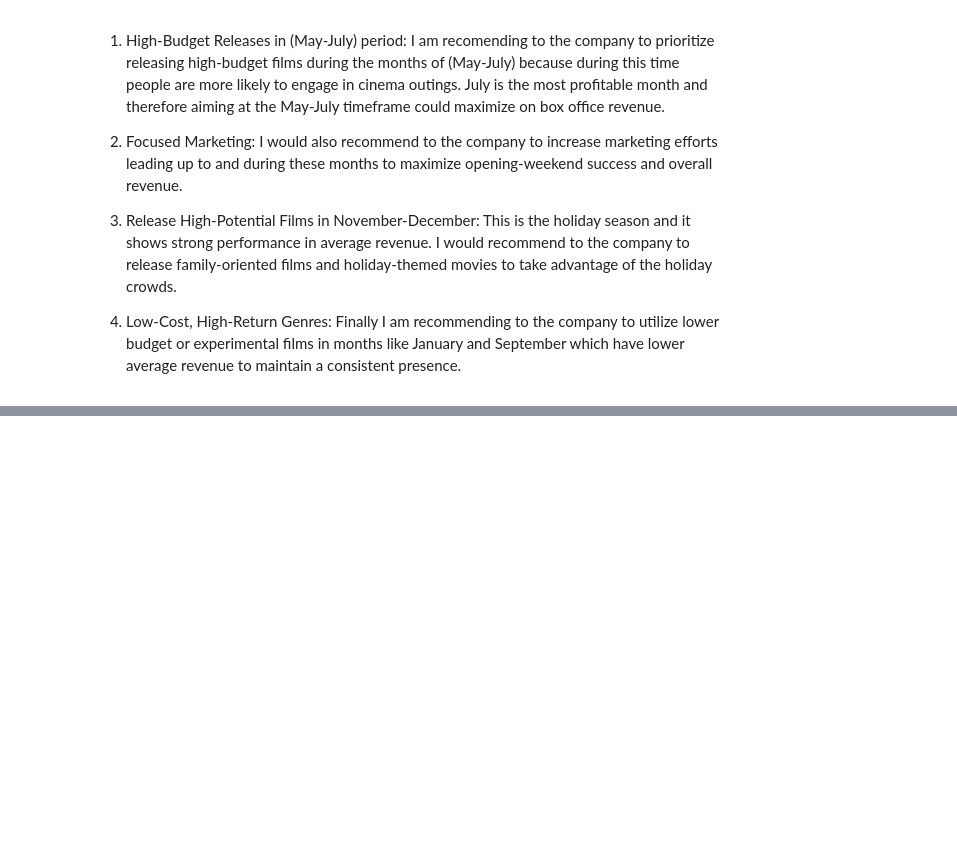
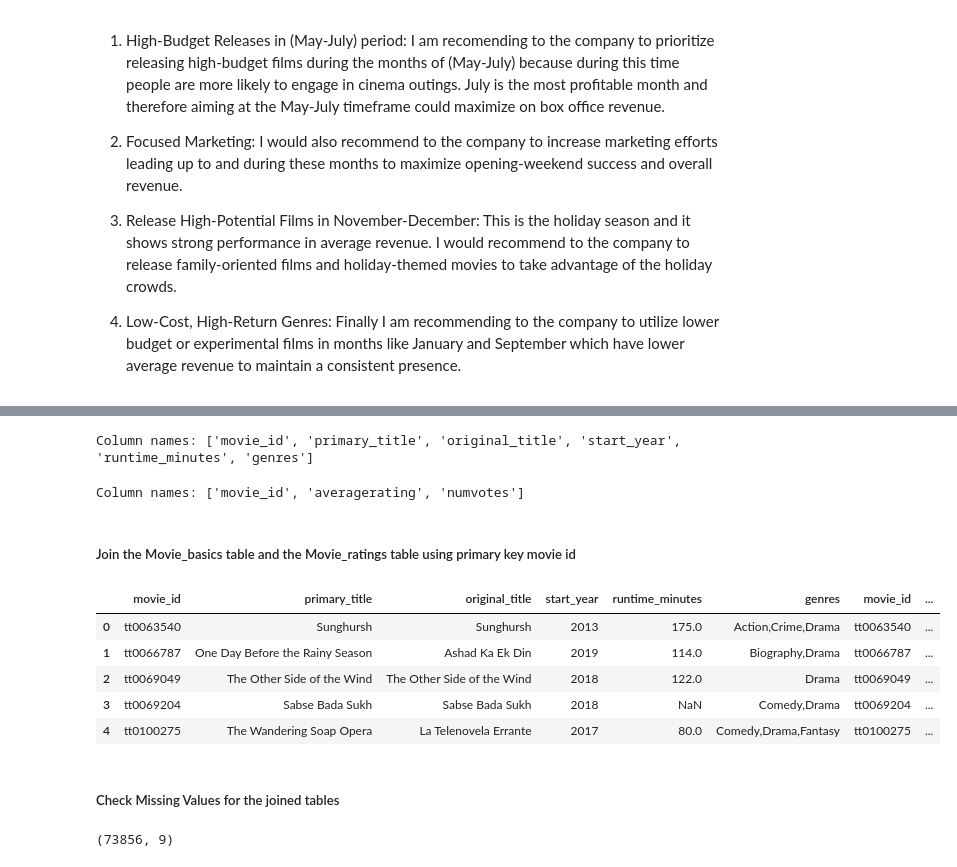
Before and after one commit to gkipkirui1/DSC_PT08P2_Phase_2_Project_Grp_1_Final, a Jupyter notebook: james_eda.ipynb, the cells around one changed output, grey strips where cells are left out. Saved outputs shown, nothing was run; the diff lists cells and outputs as text; code cells hidden in the pictures; blank space fills up the shorter version.

```diff
--- a/james_eda.ipynb
+++ b/james_eda.ipynb
@@ -140,0 +313,9 @@ Based on the findings regarding movie release patterns and their impact on world
+# %%
+#create a connection to the database
+conn = sqlite3.connect("im.db")
+
+#create a cursor
+cur = conn.cursor()
+
+#Check the table names for our database
+pd.read_sql("""SELECT name FROM sqlite_master WHERE type='table';""", conn)
@@ -140,0 +332,51 @@ Based on the findings regarding movie release patterns and their impact on world
+# %%
+#Extract the column names for the movie_basics table
+cur.execute("SELECT * FROM movie_basics")
+
+columns = [description[0] for description in cur.description]
+
+# Print column names
+print("Column names:", columns)
+
+# Fetch all the columns
+data = cur.fetchall()
+# %% [output]
+Column names: ['movie_id', 'primary_title', 'original_title', 'start_year', 'runtime_minutes', 'genres']
+# %%
+#Extract the column names for the movie_ratings table
+cur.execute("SELECT * FROM movie_ratings")
+
+cols = [description[0] for description in cur.description]
+
+# Print column names
+print("Column names:", cols)
+
+# Fetch all the columns
+data1 = cur.fetchall()
+# %% [output]
+Column names: ['movie_id', 'averagerating', 'numvotes']
+# %% [markdown]
+##### Join the Movie_basics table and the Movie_ratings table using primary key movie id
+# %%
+query = ("""SELECT *
+         FROM movie_basics AS MB
+         JOIN movie_ratings AS MR
+         ON MB.movie_id = MR.movie_id
+         """)
+#Convert to a Dataframe
+movie_df = pd.read_sql(query, conn)
+movie_df.head()
+# %% [output]
+|  | movie_id | primary_title | original_title | start_year | runtime_minutes | genres | movie_id | ... |
+| 0 | tt0063540 | Sunghursh | Sunghursh | 2013 | 175.0 | Action,Crime,Drama | tt0063540 | ... |
+| 1 | tt0066787 | One Day Before the Rainy Season | Ashad Ka Ek Din | 2019 | 114.0 | Biography,Drama | tt0066787 | ... |
+| 2 | tt0069049 | The Other Side of the Wind | The Other Side of the Wind | 2018 | 122.0 | Drama | tt0069049 | ... |
+| 3 | tt0069204 | Sabse Bada Sukh | Sabse Bada Sukh | 2018 | NaN | Comedy,Drama | tt0069204 | ... |
+| 4 | tt0100275 | The Wandering Soap Opera | La Telenovela Errante | 2017 | 80.0 | Comedy,Drama,Fantasy | tt0100275 | ... |
+# %% [markdown]
+##### Check Missing Values for the joined tables
+# %%
+#check for the shape of the data
+movie_df.shape
+# %% [output]
+(73856, 9)
```
Also changed, not shown: parts of 51 cells of this notebook.
